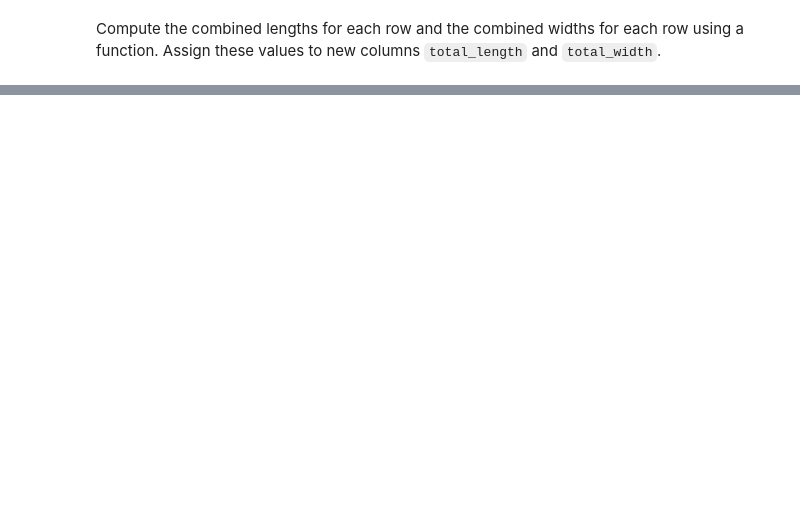
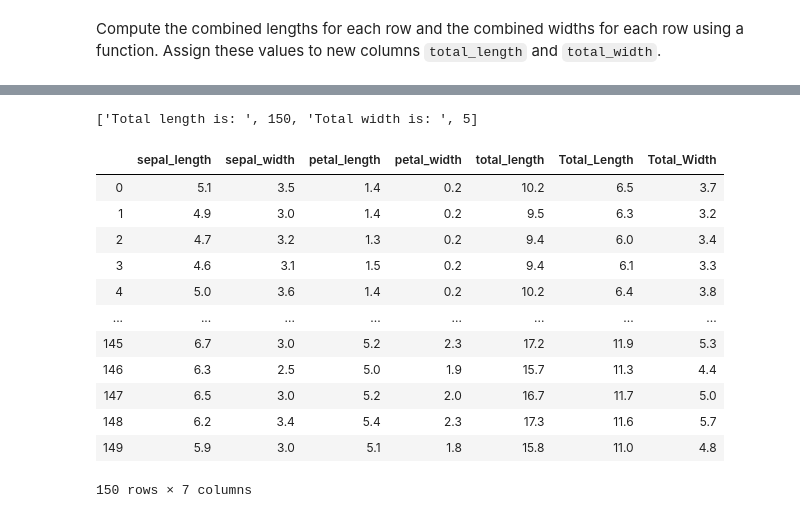
Before and after one commit to ta-datapt-bcn/lab-functional-programming, a Jupyter notebook: your-code/main.ipynb, the cells around one changed output, grey strips where cells are left out. Cells and saved outputs as stored; diff of their text form; code cells hidden in the pictures; blank space fills up the shorter version.

Commit message:
DIC19-Kristina-lab-functional-programming

```diff
--- a/your-code/main.ipynb
+++ b/your-code/main.ipynb
@@ -114,0 +193,4 @@ The measurements are in centimeters. Let's convert them all to inches. First, we
+# %%
+# Your code here:
+iris_numeric = iris.drop(columns="iris_type") #taking out the column that doesn't include the numeric data
+iris_numeric
@@ -152,0 +351,53 @@ Compute the combined lengths for each row and the combined widths for each row u
+# %%
+#not sure what the task is asking for. Here I show the total length and width of the dataframe itself:
+
+def lenandwid(x):
+    """
+    Description: A function that shows the lengths and widths of the dataframe
+    input:
+        x = dataframe
+    output:
+        total length and width of the dataframe
+    """
+    len_wid= iris_numeric.shape #like that check the dimensions of the df
+    total_width = len_wid[1] #should be 4
+    total_length = len_wid[0] #should be 150, the number or rows
+    str1 = "Total width is: "
+    str2 = "Total length is: "
+    return [str2, total_length, str1, total_width]
+# %%
+lenandwid(iris_numeric)
+# %% [output]
+['Total length is: ', 150, 'Total width is: ', 5]
+# %%
+#here I add the values of the specific columns that define length and width (2 per each) to get the total length and width of the data taht is in the dataframe:
+
+def lenandwid(x):
+    """
+    Description: A function that computes the combined lengths and widths of the dataframe and assignes it to the new columns
+    input:
+        x = dataframe
+    output:
+        total_length = the column of the lenghts of the dataframe
+        total_width = the column of the widths of the dataframe
+    """
+    x["Total_Length"] = x["sepal_length"]+x["petal_length"]
+    x["Total_Width"] = x["sepal_width"]+x["petal_width"]
+    return x
+# %%
+iris_numeric_with_total_columns = lenandwid(iris_numeric)
+iris_numeric_with_total_columns
+# %% [output]
+|  | sepal_length | sepal_width | petal_length | petal_width | total_length | Total_Length | Total_Width |
+| 0 | 5.1 | 3.5 | 1.4 | 0.2 | 10.2 | 6.5 | 3.7 |
+| 1 | 4.9 | 3.0 | 1.4 | 0.2 | 9.5 | 6.3 | 3.2 |
+| 2 | 4.7 | 3.2 | 1.3 | 0.2 | 9.4 | 6.0 | 3.4 |
+| 3 | 4.6 | 3.1 | 1.5 | 0.2 | 9.4 | 6.1 | 3.3 |
+| 4 | 5.0 | 3.6 | 1.4 | 0.2 | 10.2 | 6.4 | 3.8 |
+| ... | ... | ... | ... | ... | ... | ... | ... |
+| 145 | 6.7 | 3.0 | 5.2 | 2.3 | 17.2 | 11.9 | 5.3 |
+| 146 | 6.3 | 2.5 | 5.0 | 1.9 | 15.7 | 11.3 | 4.4 |
+| 147 | 6.5 | 3.0 | 5.2 | 2.0 | 16.7 | 11.7 | 5.0 |
+| 148 | 6.2 | 3.4 | 5.4 | 2.3 | 17.3 | 11.6 | 5.7 |
+| 149 | 5.9 | 3.0 | 5.1 | 1.8 | 15.8 | 11.0 | 4.8 |
+150 rows × 7 columns
```
Also changed, not shown: parts of 24 cells of this notebook, 3 other files.
